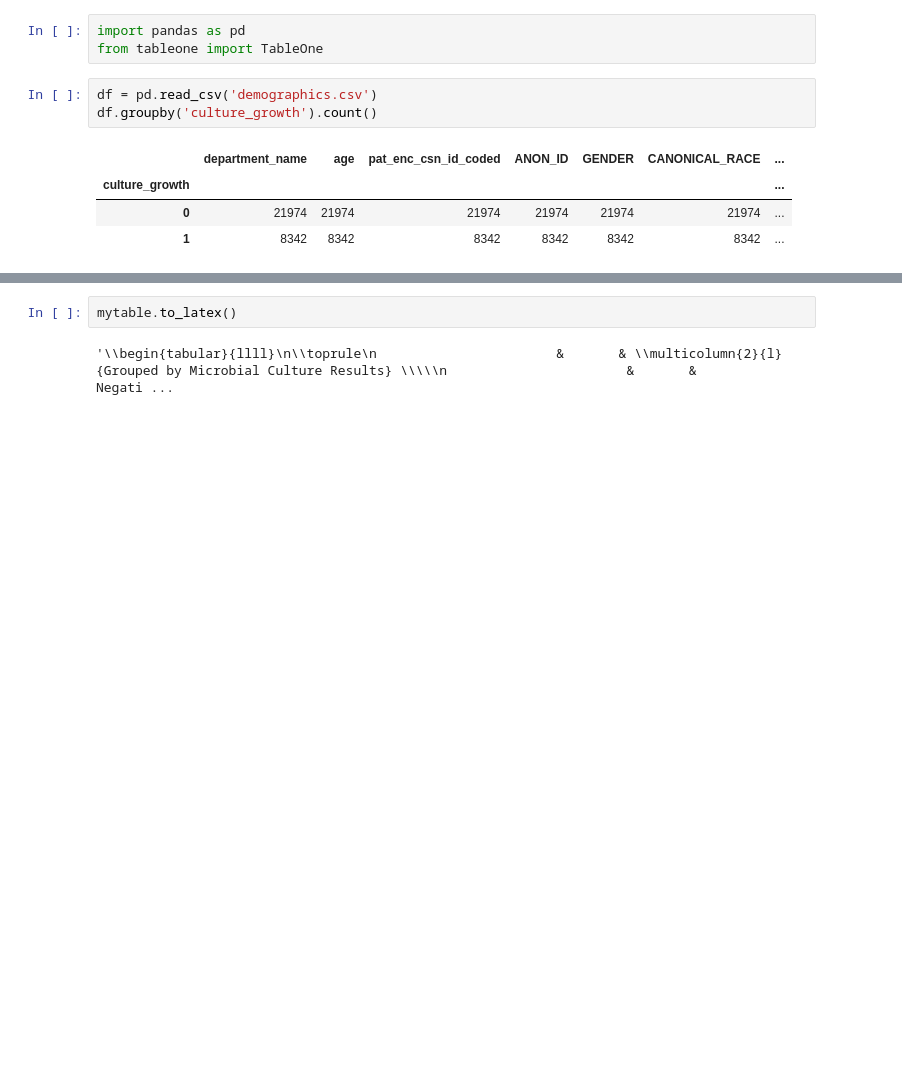
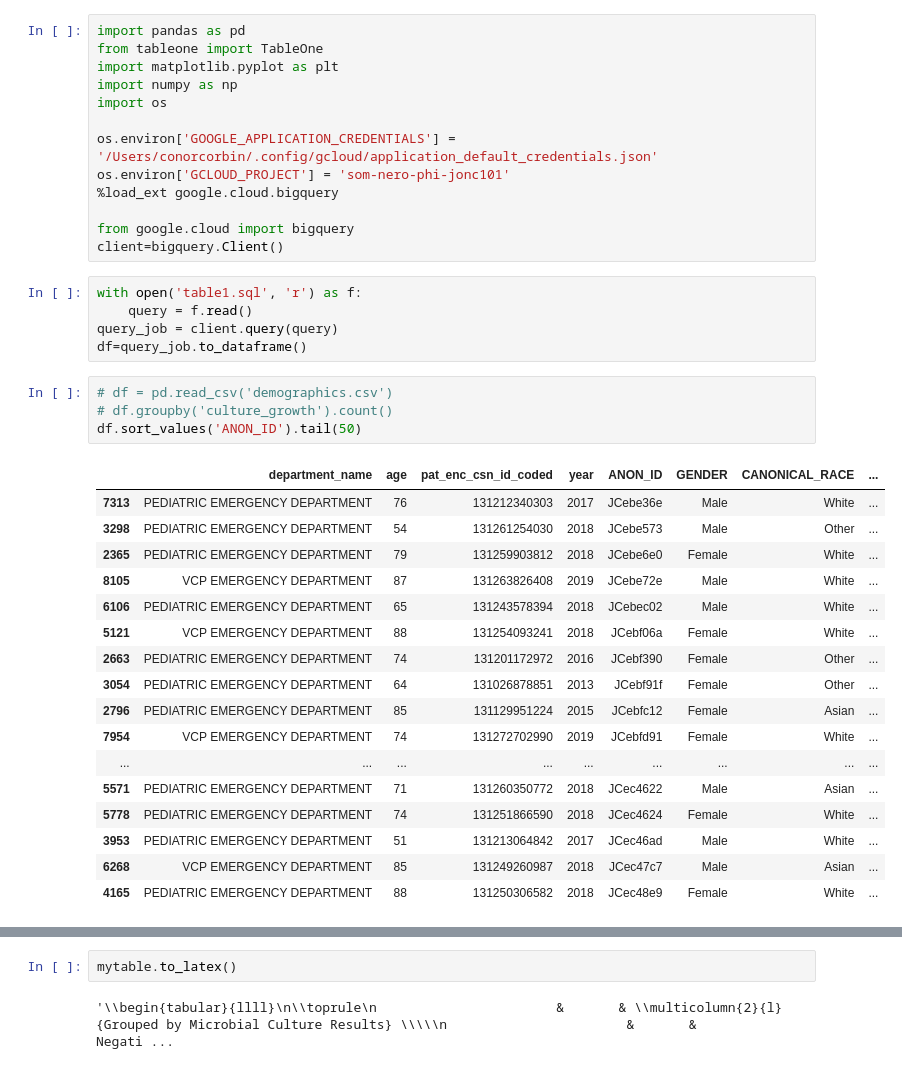
Before and after one commit to conorkcorbin/er_infection, a Jupyter notebook: notebooks/figures_and_tables/Table1.ipynb, the cells around one changed output, grey strips where cells are left out. Saved outputs shown, nothing was run; the diff lists cells and outputs as text; blank space fills up the shorter version.

```diff
--- a/notebooks/figures_and_tables/Table1.ipynb
+++ b/notebooks/figures_and_tables/Table1.ipynb
@@ -1,14 +1,43 @@
-# %%
-import pandas as pd
-from tableone import TableOne
+# %%
+import pandas as pd
+from tableone import TableOne
+import matplotlib.pyplot as plt
+import numpy as np
+import os
+
+os.environ['GOOGLE_APPLICATION_CREDENTIALS'] = '/Users/conorcorbin/.config/gcloud/application_default_credentials.json'
+os.environ['GCLOUD_PROJECT'] = 'som-nero-phi-jonc101'
+%load_ext google.cloud.bigquery
+
+from google.cloud import bigquery
+client=bigquery.Client()
+# %%
+with open('table1.sql', 'r') as f:
+    query = f.read()
+query_job = client.query(query)
+df=query_job.to_dataframe()
 # %%
-df = pd.read_csv('demographics.csv')
-df.groupby('culture_growth').count()
+# df = pd.read_csv('demographics.csv')
+# df.groupby('culture_growth').count()
+df.sort_values('ANON_ID').tail(50)
 # %% [output]
-|  | department_name | age | pat_enc_csn_id_coded | ANON_ID | GENDER | CANONICAL_RACE | ... |
-| culture_growth |  |  |  |  |  |  | ... |
-| 0 | 21974 | 21974 | 21974 | 21974 | 21974 | 21974 | ... |
-| 1 | 8342 | 8342 | 8342 | 8342 | 8342 | 8342 | ... |
+|  | department_name | age | pat_enc_csn_id_coded | year | ANON_ID | GENDER | CANONICAL_RACE | ... |
+| 7313 | PEDIATRIC EMERGENCY DEPARTMENT | 76 | 131212340303 | 2017 | JCebe36e | Male | White | ... |
+| 3298 | PEDIATRIC EMERGENCY DEPARTMENT | 54 | 131261254030 | 2018 | JCebe573 | Male | Other | ... |
+| 2365 | PEDIATRIC EMERGENCY DEPARTMENT | 79 | 131259903812 | 2018 | JCebe6e0 | Female | White | ... |
+| 8105 | VCP EMERGENCY DEPARTMENT | 87 | 131263826408 | 2019 | JCebe72e | Male | White | ... |
+| 6106 | PEDIATRIC EMERGENCY DEPARTMENT | 65 | 131243578394 | 2018 | JCebec02 | Male | White | ... |
+| 5121 | VCP EMERGENCY DEPARTMENT | 88 | 131254093241 | 2018 | JCebf06a | Female | White | ... |
+| 2663 | PEDIATRIC EMERGENCY DEPARTMENT | 74 | 131201172972 | 2016 | JCebf390 | Female | Other | ... |
+| 3054 | PEDIATRIC EMERGENCY DEPARTMENT | 64 | 131026878851 | 2013 | JCebf91f | Female | Other | ... |
+| 2796 | PEDIATRIC EMERGENCY DEPARTMENT | 85 | 131129951224 | 2015 | JCebfc12 | Female | Asian | ... |
+| 7954 | VCP EMERGENCY DEPARTMENT | 74 | 131272702990 | 2019 | JCebfd91 | Female | White | ... |
+| ... | ... | ... | ... | ... | ... | ... | ... | ... |
+| 5571 | PEDIATRIC EMERGENCY DEPARTMENT | 71 | 131260350772 | 2018 | JCec4622 | Male | Asian | ... |
+| 5778 | PEDIATRIC EMERGENCY DEPARTMENT | 74 | 131251866590 | 2018 | JCec4624 | Female | White | ... |
+| 3953 | PEDIATRIC EMERGENCY DEPARTMENT | 51 | 131213064842 | 2017 | JCec46ad | Male | White | ... |
+| 6268 | VCP EMERGENCY DEPARTMENT | 85 | 131249260987 | 2018 | JCec47c7 | Male | Asian | ... |
+| 4165 | PEDIATRIC EMERGENCY DEPARTMENT | 88 | 131250306582 | 2018 | JCec48e9 | Female | White | ... |
 # %%
 df.groupby('department_name').count()
 # %% [output]
```
Also changed, not shown: parts of 7 cells of this notebook, 1 other file.
